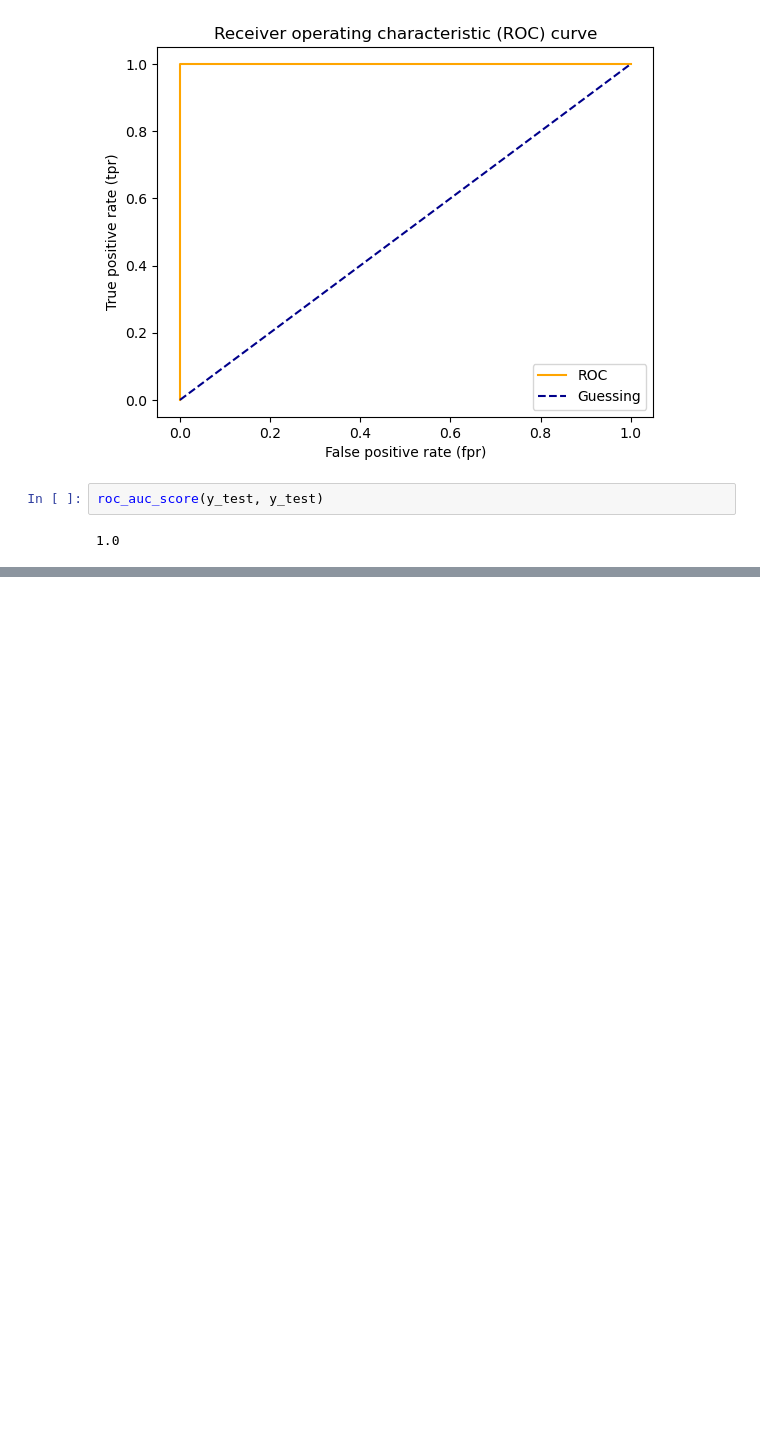
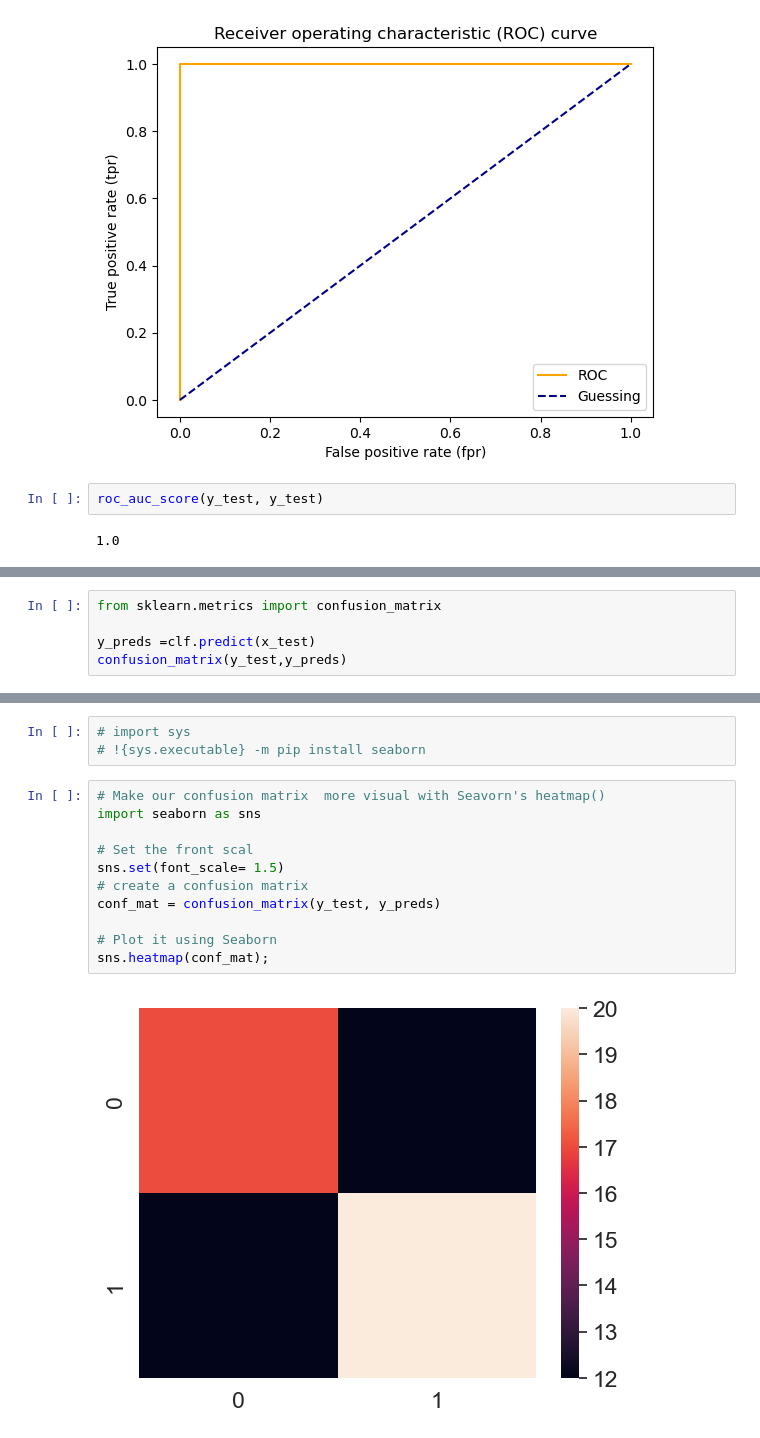
Before and after one commit to ShrishailChincholi/from-zero-to-aiml, a Jupyter notebook: ML/Scikit-learn/introducation-to-scikit-learn.ipynb, the cells around one changed output, grey strips where cells are left out. Saved outputs shown, nothing was run; the diff lists cells and outputs as text; blank space fills up the shorter version.

Commit message:
confusion matrix

```diff
--- a/ML/Scikit-learn/introducation-to-scikit-learn.ipynb
+++ b/ML/Scikit-learn/introducation-to-scikit-learn.ipynb
@@ -1237,0 +1244,5 @@ roc_auc_score(y_test, y_test)
+# %%
+from sklearn.metrics import confusion_matrix
+
+y_preds =clf.predict(x_test)
+confusion_matrix(y_test,y_preds)
@@ -1237,0 +1263,16 @@ roc_auc_score(y_test, y_test)
+# %%
+# import sys
+# !{sys.executable} -m pip install seaborn
+# %%
+# Make our confusion matrix  more visual with Seavorn's heatmap()
+import seaborn as sns
+
+# Set the front scal
+sns.set(font_scale= 1.5)
+# create a confusion matrix
+conf_mat = confusion_matrix(y_test, y_preds)
+
+# Plot it using Seaborn
+sns.heatmap(conf_mat);
+# %% [output]
+[figure, added]
```
Also changed, not shown: parts of 12 cells of this notebook.
